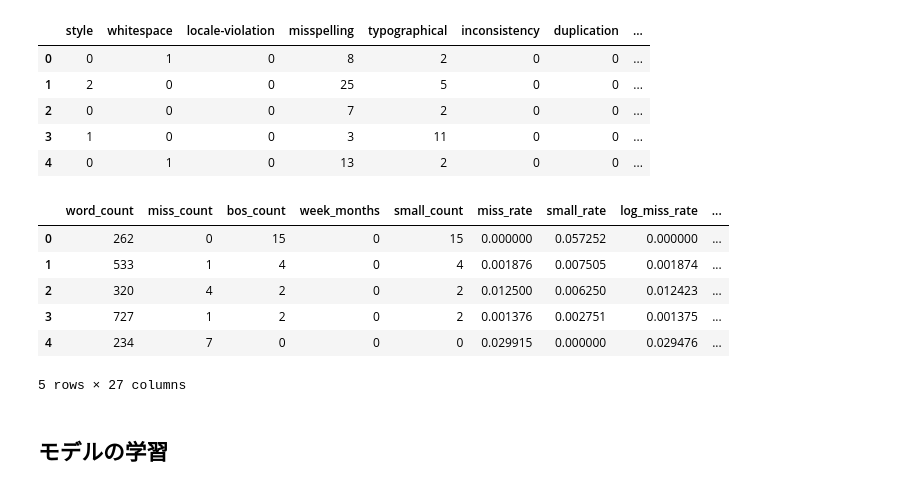
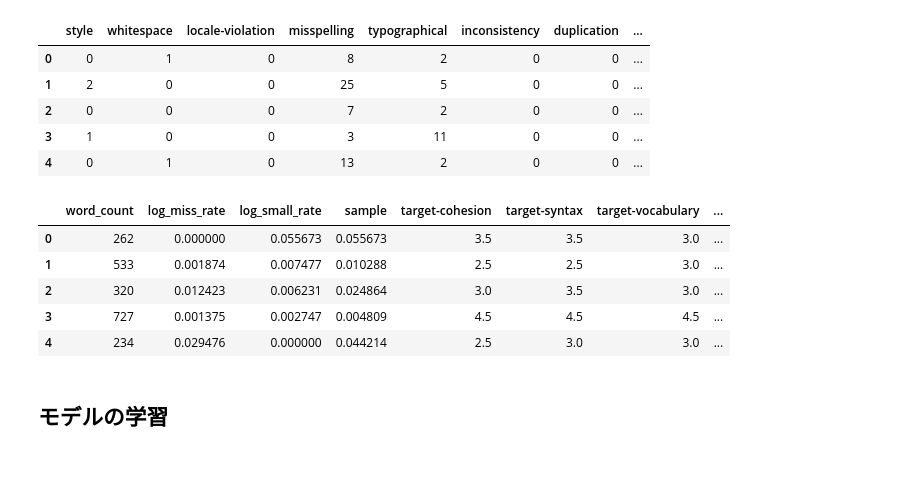
Before and after one commit to fuyu-quant/kaggle-Feedback-English-Language-Learning, a Jupyter notebook: ipynb/LightGBM.ipynb, the cells around one changed output. Cells and saved outputs as stored; diff of their text form; code cells hidden in the pictures.

```diff
--- a/ipynb/LightGBM.ipynb
+++ b/ipynb/LightGBM.ipynb
@@ -27,51 +27,50 @@ df5.head()
 # %%
 # 田中
 df['word_count'] = df1['word_count']
-df['miss_count'] = df1['miss_count']
-df['bos_count'] = df1['bos_count']
-df['week_months'] = df1['week_months']
-df['small_count'] = df1['small_count']
-df['miss_rate'] = df1['miss_rate']
-df['small_rate'] = df1['small_rate']
+#df['miss_count'] = df1['miss_count']
+#df['bos_count'] = df1['bos_count']
+#df['week_months'] = df1['week_months']
+#df['small_count'] = df1['small_count']
+#df['miss_rate'] = df1['miss_rate']
+#df['small_rate'] = df1['small_rate']
 df['log_miss_rate'] = df1['log_miss_rate']
 df['log_small_rate'] = df1['log_small_rate']
 df['sample'] = df1['sample']
 
 # fold
 #df['fold'] = df3['fold']
 
 
 df['target-cohesion'] = df['cohesion']
 df['target-syntax'] = df['syntax']
 df['target-vocabulary'] = df['vocabulary']
 df['target-phraseology'] = df['phraseology']
 df['target-grammar'] = df['grammar']
 df['target-conventions'] = df['conventions']
 
 # まるちゃん
 df['style'] = df5['style']
 df['whitespace'] = df5['whitespace']
 df['locale-violation'] = df5['locale-violation']
 df['misspelling'] = df5['misspelling']
 df['typographical'] = df5['typographical']
 df['inconsistency'] = df5['inconsistency']
 df['duplication'] = df5['duplication']
 df['uncategorized'] = df5['uncategorized']
 df['grammar_mistakes'] = df5['grammar_mistakes']
 df['error_length'] = df5['error_length']
 df['sum_mistakes'] = df5['sum_mistakes']
 
 target_list = ['cohesion','syntax','vocabulary','phraseology','grammar','conventions', 'text_id']
 df = df.drop(target_list, axis = 1)
 df.head()
 # %% [output]
-|  | word_count | miss_count | bos_count | week_months | small_count | miss_rate | small_rate | log_miss_rate | ... |
-| 0 | 262 | 0 | 15 | 0 | 15 | 0.000000 | 0.057252 | 0.000000 | ... |
-| 1 | 533 | 1 | 4 | 0 | 4 | 0.001876 | 0.007505 | 0.001874 | ... |
-| 2 | 320 | 4 | 2 | 0 | 2 | 0.012500 | 0.006250 | 0.012423 | ... |
-| 3 | 727 | 1 | 2 | 0 | 2 | 0.001376 | 0.002751 | 0.001375 | ... |
-| 4 | 234 | 7 | 0 | 0 | 0 | 0.029915 | 0.000000 | 0.029476 | ... |
+|  | word_count | log_miss_rate | log_small_rate | sample | target-cohesion | target-syntax | target-vocabulary | ... |
+| 0 | 262 | 0.000000 | 0.055673 | 0.055673 | 3.5 | 3.5 | 3.0 | ... |
+| 1 | 533 | 0.001874 | 0.007477 | 0.010288 | 2.5 | 2.5 | 3.0 | ... |
+| 2 | 320 | 0.012423 | 0.006231 | 0.024864 | 3.0 | 3.5 | 3.0 | ... |
+| 3 | 727 | 0.001375 | 0.002747 | 0.004809 | 4.5 | 4.5 | 4.5 | ... |
+| 4 | 234 | 0.029476 | 0.000000 | 0.044214 | 2.5 | 3.0 | 3.0 | ... |
-5 rows × 27 columns
 # %%
 df.to_csv('/workspace/kaggle_data/features.csv')
 # %% [markdown]
```
Also changed, not shown: parts of 10 cells of this notebook, 2 other files.
